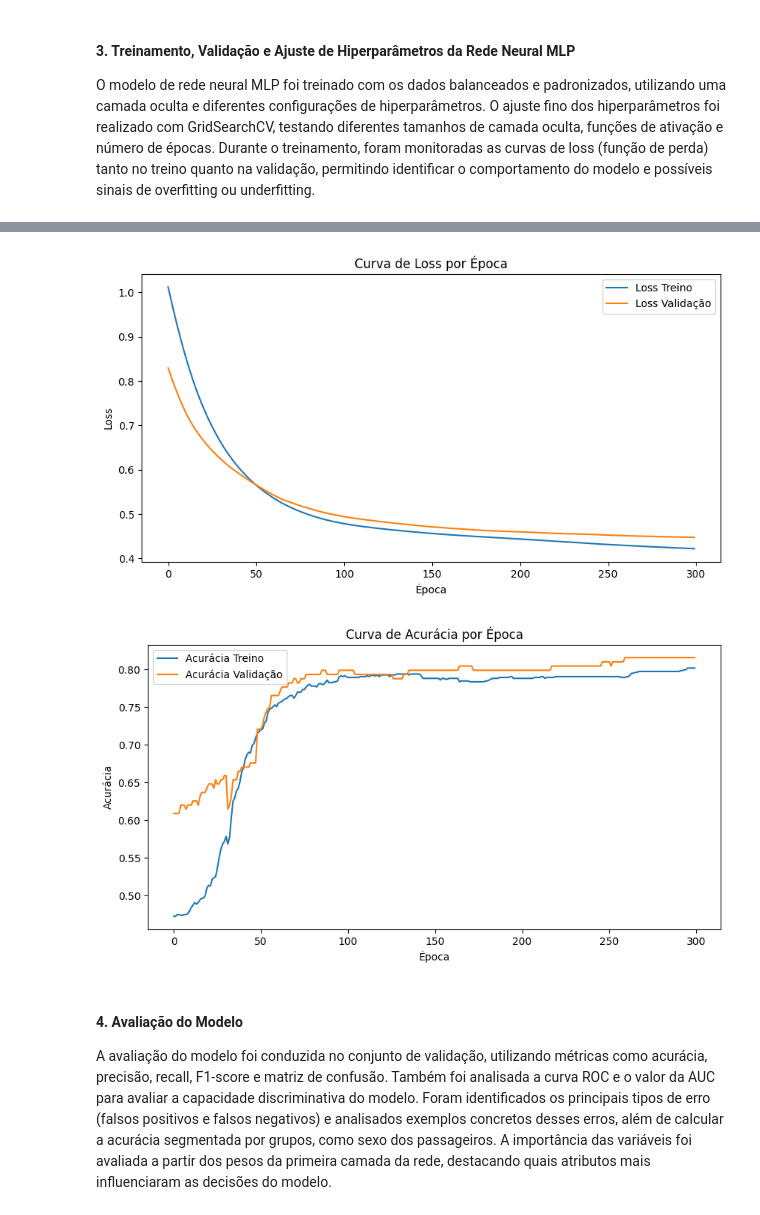
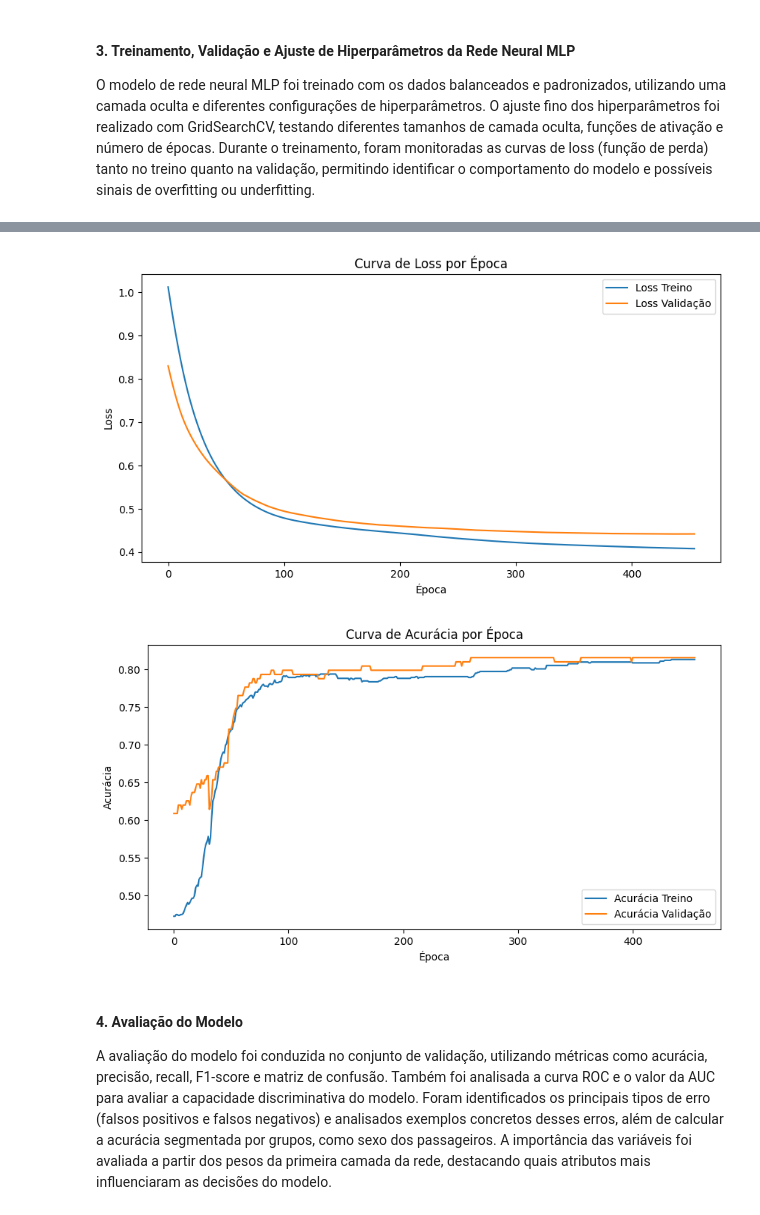
Before and after one commit to joaopedroalcn/JOAOPEDRODEALCANTARALIMA_Titanic, a Jupyter notebook: p3_titanic.ipynb, the cells around one changed output, grey strips where cells are left out. Cells and saved outputs as stored; diff of their text form; code cells hidden in the pictures.

Commit message:
bugfix: ajuste de early-stopping para interromper o treinamento em até 20 épocas e max para 500 épocas

```diff
--- a/p3_titanic.ipynb
+++ b/p3_titanic.ipynb
@@ -141,13 +141,18 @@ X_train_bal_scaled = scaler.fit_transform(X_train_bal)
 X_val_scaled = scaler.transform(X_val)
 
 # Treinamento manual com partial_fit
-max_epochs = 300 # testei com 200, 300, 500 e 1000
+max_epochs = 500 # testei com 200, 300, 500 e 1000
 mlp = MLPClassifier(hidden_layer_sizes=(10,), activation='relu', solver='adam', max_iter=1, warm_start=True, random_state=42)
 classes = np.unique(y_train_bal)
 train_loss = []
 val_loss = []
 train_acc = []
 val_acc = []
+
+patience = 20  # número de épocas sem melhora antes de parar
+best_val_loss = float('inf')
+epochs_no_improve = 0
+best_epoch = 0
 
 for epoch in range(max_epochs):
     mlp.partial_fit(X_train_bal_scaled, y_train_bal, classes=classes)
@@ -160,6 +165,17 @@ for epoch in range(max_epochs):
     train_acc.append(accuracy_score(y_train_bal, y_train_pred))
     val_acc.append(accuracy_score(y_val, y_val_pred))
     print(f"Época {epoch+1}: Loss Treino={train_loss[-1]:.4f}, Loss Validação={val_loss[-1]:.4f}, Acc Treino={train_acc[-1]:.4f}, Acc Validação={val_acc[-1]:.4f}")
+
+    # Early stopping
+    if val_loss[-1] < best_val_loss - 1e-4:
+        best_val_loss = val_loss[-1]
+        best_epoch = epoch
+        epochs_no_improve = 0
+    else:
+        epochs_no_improve += 1
+    if epochs_no_improve >= patience:
+        print(f"Parando treinamento na época {epoch+1} (sem melhora na loss de validação por {patience} épocas).")
+        break
 
 # Plotar curva de loss e acurácia
 plt.figure(figsize=(10,5))
@@ -200,5 +216,5 @@ plt.show()
-[figure, old version]
+[figure, new version]
-[figure, old version]
+[figure, new version]
 # %% [markdown]
 #### 4. Avaliação do Modelo
 
```
Also changed, not shown: parts of 8 cells of this notebook.
